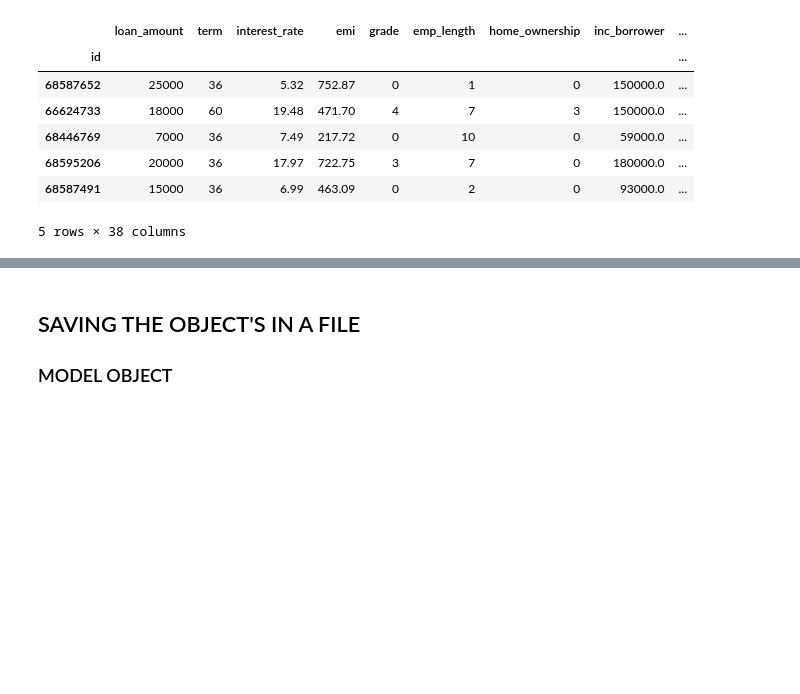
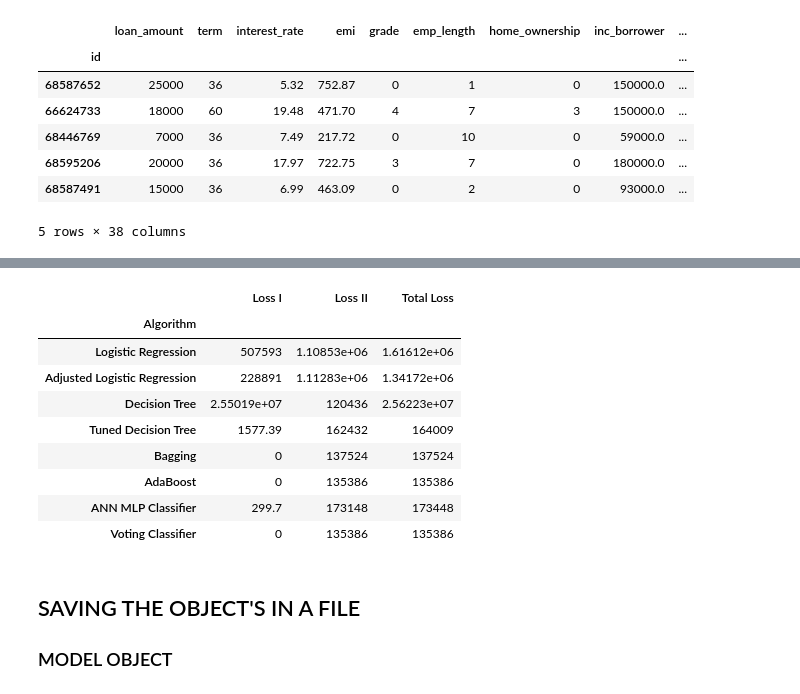
Before and after one commit to Rachit005/Python, a Jupyter notebook: Capstone Project/Loan Analysis Predicting Defaulters/Final_Project_File.ipynb, the cells around one changed output, grey strips where cells are left out. Drawn from its saved outputs; the diff is of its cells as text; code cells hidden in the pictures; blank space fills up the shorter version.

```diff
--- a/Capstone Project/Loan Analysis Predicting Defaulters/Final_Project_File.ipynb
+++ b/Capstone Project/Loan Analysis Predicting Defaulters/Final_Project_File.ipynb
@@ -1289,0 +1317,14 @@ test1.to_csv(path)
+# %%
+# Creating the dataframe to store the loss value
+
+# Loss I  -> Loss due to Type I Error
+# Loss II -> Loss due to Type II Error
+
+loss = pd.DataFrame(columns = ['Algorithm','Loss I','Loss II'])
+
+loss['Algorithm'] = ['Logistic Regression','Adjusted Logistic Regression', 'Decision Tree', 'Tuned Decision Tree',
+                       'Bagging','AdaBoost','ANN MLP Classifier', 'Voting Classifier']
+
+loss.set_index('Algorithm', inplace = True)
+
+#loss.head(8)
@@ -1289,0 +1336,41 @@ test1.to_csv(path)
+# %%
+# TYPE I Error
+# Actual value  -> 0
+# Predict value -> 1
+
+
+# TYPE II Error
+# Actual value  -> 1
+# Predict value -> 0
+
+
+for i in loss.index:
+    a = test1[test1['default'] != test1[i]].index
+
+    loss1 = loss2 = 0
+    for j in a:
+        if test1.loc[j,'default'] == 0 and test1.loc[j,i] == 1:                # Calculation for TYPE I Error
+            #print(test1.loc[j,'loan_amount'])
+            loss1 += test1.loc[j,'loan_amount'] * test1.loc[j,'interest_rate']
+
+        elif test1.loc[j,'default'] == 1 and test1.loc[j,i] == 0:              # Calculation for TYPE II Error
+            loss2 += test1.loc[j,'loan_amount']*(1 + test1.loc[j,'interest_rate'])
+
+    loss.loc[i,'Loss I'] = round(loss1,2)
+    loss.loc[i,'Loss II'] = round(loss2,2)
+
+    #print(round(loss1,2), round(loss2,2))
+# %%
+loss['Total Loss'] = loss['Loss I'] + loss['Loss II']
+loss.head(8)
+# %% [output]
+|  | Loss I | Loss II | Total Loss |
+| Algorithm |  |  |  |
+| Logistic Regression | 507593 | 1.10853e+06 | 1.61612e+06 |
+| Adjusted Logistic Regression | 228891 | 1.11283e+06 | 1.34172e+06 |
+| Decision Tree | 2.55019e+07 | 120436 | 2.56223e+07 |
+| Tuned Decision Tree | 1577.39 | 162432 | 164009 |
+| Bagging | 0 | 137524 | 137524 |
+| AdaBoost | 0 | 135386 | 135386 |
+| ANN MLP Classifier | 299.7 | 173148 | 173448 |
+| Voting Classifier | 0 | 135386 | 135386 |
```
Also changed, not shown: parts of 17 cells of this notebook, 2 other files.
